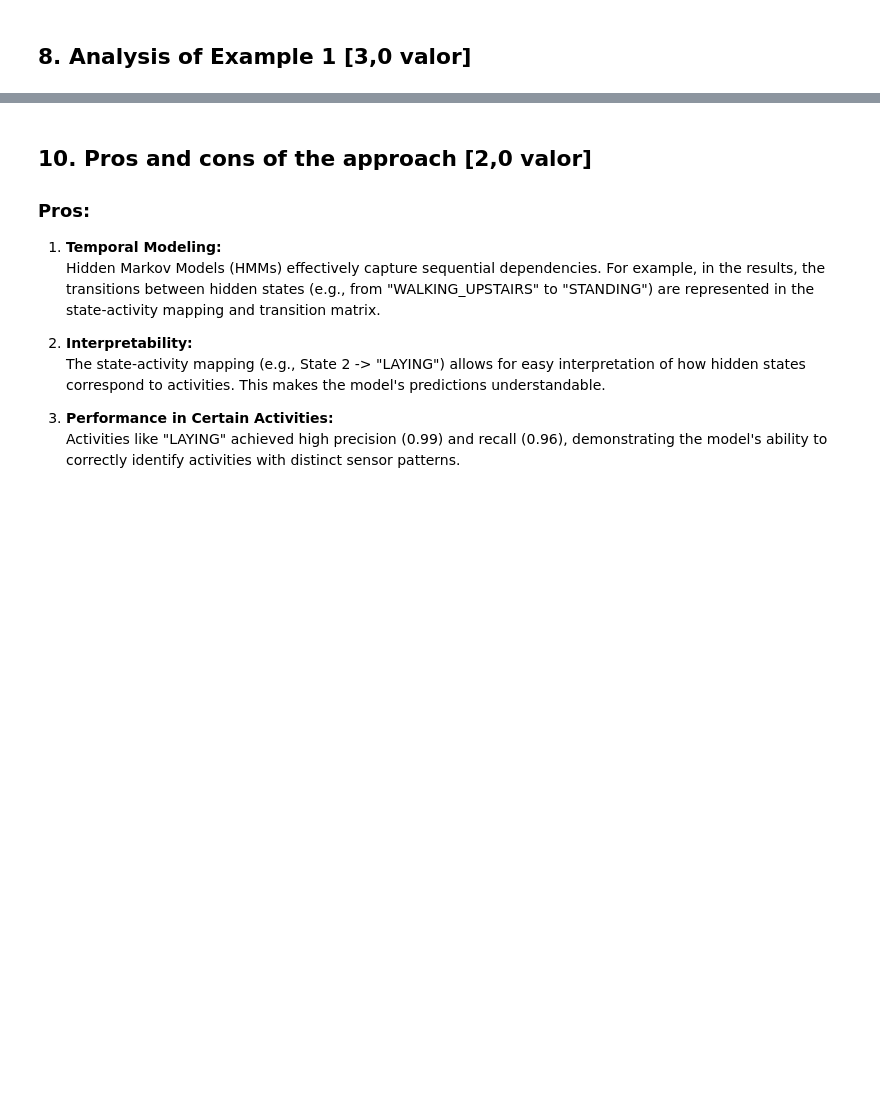
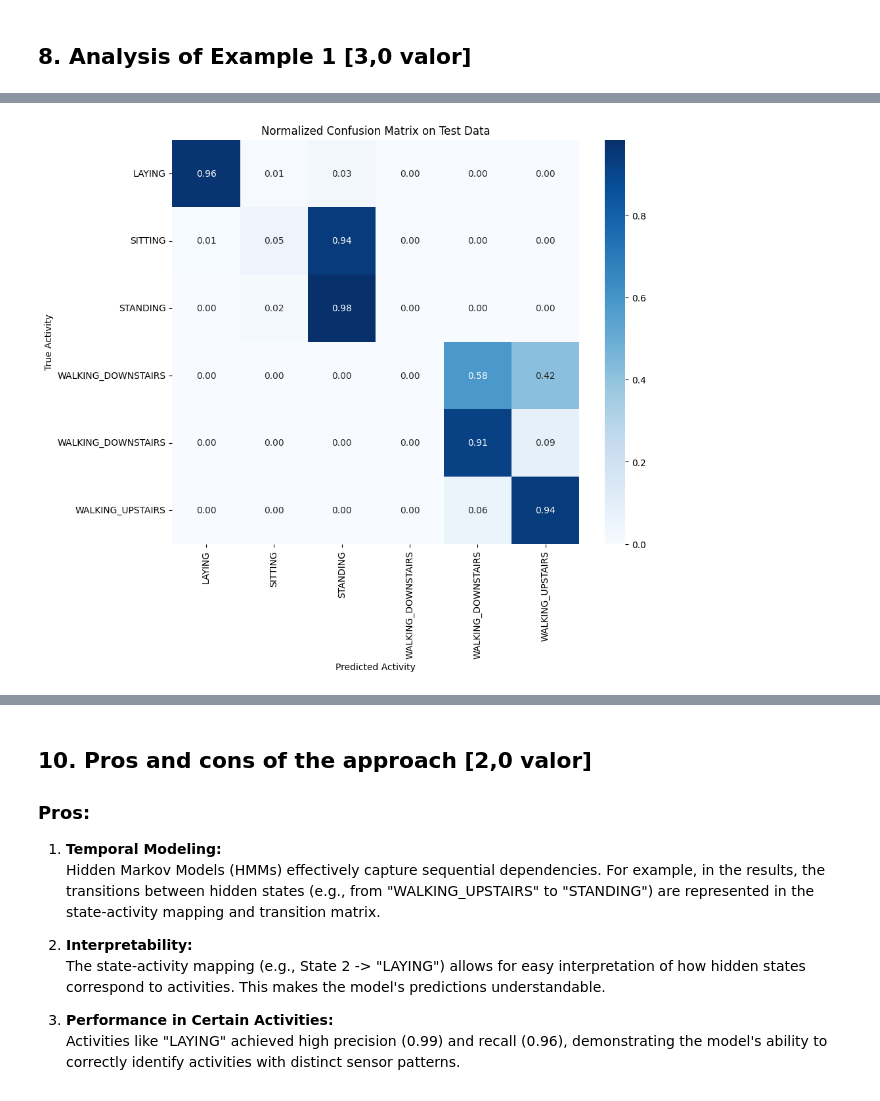
Before and after one commit to s126784/tmbd, a Jupyter notebook: Work-02-G3.ipynb, the cells around one changed output, grey strips where cells are left out. Drawn from its saved outputs; the diff is of its cells as text; code cells hidden in the pictures; blank space fills up the shorter version.

```diff
--- a/Work-02-G3.ipynb
+++ b/Work-02-G3.ipynb
@@ -217,0 +182,19 @@ test_states = model.predict(X_test)
+# %%
+def train_hmm(X_train, n_components=6, covariance_type="tied", n_iter=20):
+    model = hmm.GaussianHMM(n_components=n_components, covariance_type=covariance_type, n_iter=n_iter, random_state=123781+126784)
+    model.fit(X_train)
+    return model
+
+hmm_model = train_hmm(X_train, n_components=6, covariance_type="tied", n_iter=20)
+# %%
+def create_state_activity_mapping(train_states, y_train, n_components):
+    state_activity_map = {}
+    for state in range(n_components):
+        activity_counts = y_train[train_states == state].value_counts()
+        state_activity_map[state] = activity_counts.idxmax()
+    return state_activity_map
+
+train_states = hmm_model.predict(X_train)
+state_activity_map = create_state_activity_mapping(train_states, y_train, n_components=6)
+print("State-Activity Mapping:")
+print(state_activity_map)
@@ -282,0 +206,14 @@ Classification Report:
+# %%
+def predict_and_evaluate(model, X_test, y_test, state_activity_map):
+    test_states = model.predict(X_test)
+    y_pred_test = [state_activity_map[state] for state in test_states]
+    accuracy = accuracy_score(y_test, y_pred_test)
+    cm = confusion_matrix(y_test, y_pred_test)
+    report = classification_report(y_test, y_pred_test)
+    return y_pred_test, accuracy, cm, report
+
+y_pred_test, test_accuracy, cm, report = predict_and_evaluate(hmm_model, X_test, y_test, state_activity_map)
+
+print(f"Test Set Accuracy: {test_accuracy:.4f}")
+print("\nClassification Report:")
+print(report)
@@ -313,2 +249,15 @@ State 5 -> STANDING
 [figure]
+# %%
+def plot_normalized_confusion_matrix(y_test, y_pred_test, activities):
+    cm_normalized = confusion_matrix(y_test, y_pred_test, normalize='true')
+    plt.figure(figsize=(10, 8))
+    sns.heatmap(cm_normalized, annot=True, fmt=".2f", cmap='Blues', xticklabels=activities, yticklabels=activities)
+    plt.title('Normalized Confusion Matrix on Test Data')
+    plt.ylabel('True Activity')
+    plt.xlabel('Predicted Activity')
+    plt.show()
+
+plot_normalized_confusion_matrix(y_test, y_pred_test, activities)
+# %% [output]
+[figure, added]
 # %%
```
Also changed, not shown: parts of 12 cells of this notebook, 3 other files.
